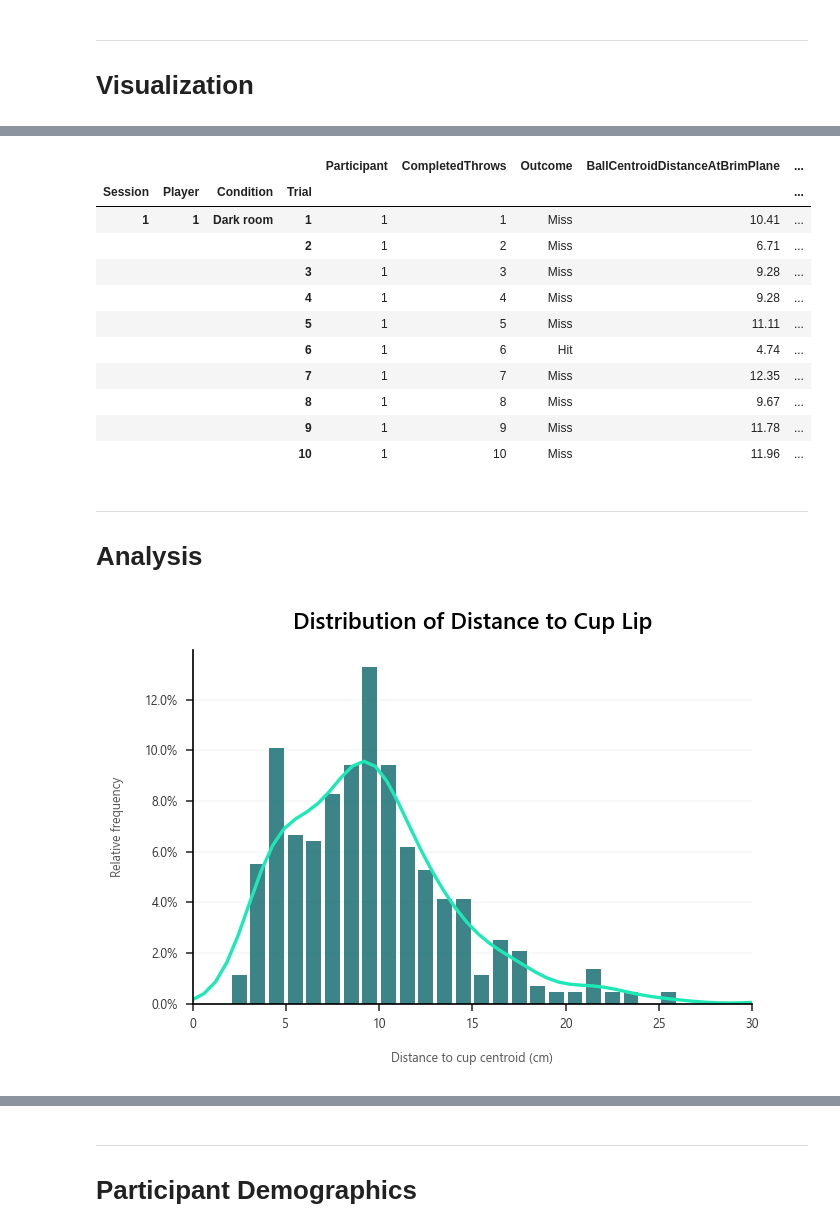
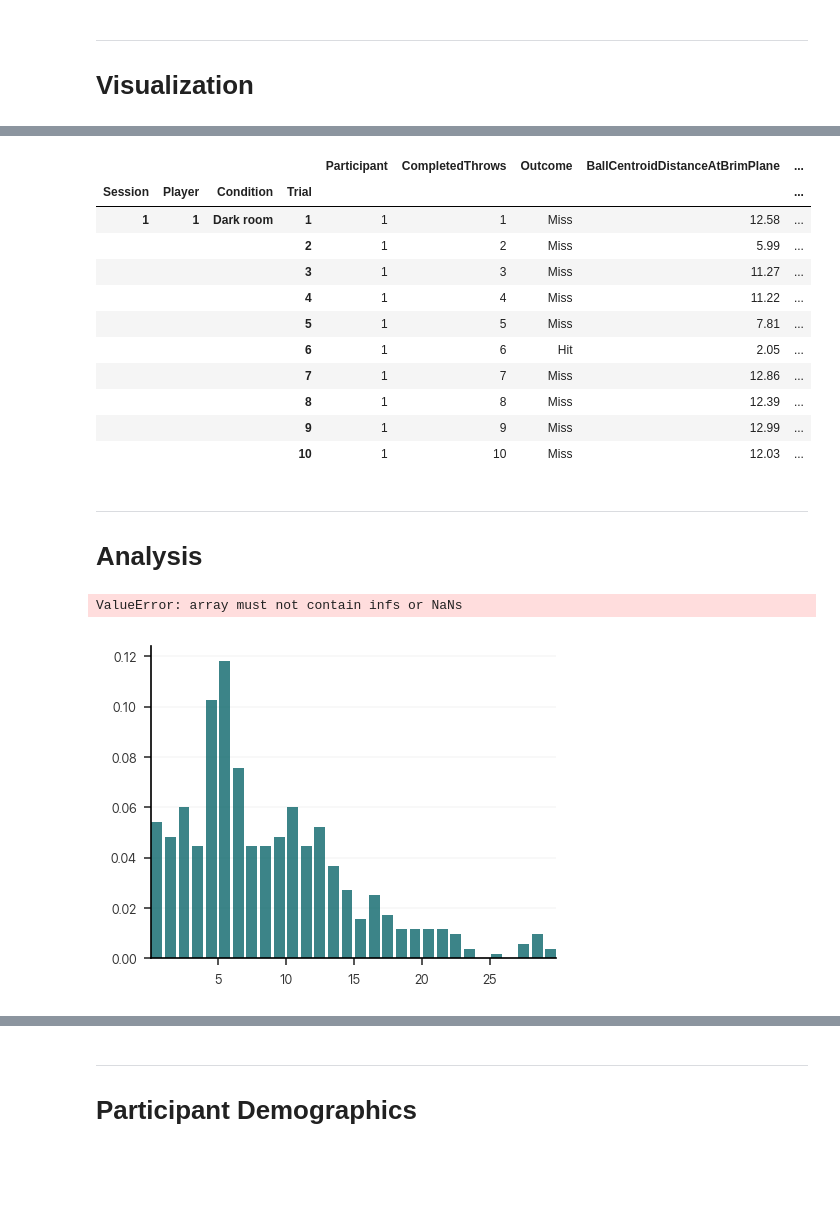
Before and after one commit to dlundgaard/BeerPongMastery, a Jupyter notebook: Analysis/analysis.ipynb, the cells around one changed output, grey strips where cells are left out. Cells and saved outputs as stored; diff of their text form; code cells hidden in the pictures; blank space fills up the shorter version.

```diff
--- a/Analysis/analysis.ipynb
+++ b/Analysis/analysis.ipynb
@@ -411,5 +412,5 @@ plot_round_target()
 # %%
-def summarize_data():
+def aggregate():
     sessions = []
     for session, session_data in dataset.items():
         session_summaries = []
@@ -421,8 +422,10 @@ def summarize_data():
 
                 ball_data = trial_data["Ball"]
                 ball_data["Distance"] = np.sqrt((ball_data[["X", "Y", "Z"]] ** 2).sum(axis = 1))
-                ball_data["Lateral"] = ball_data[ball_data["Z"] >= 0]["Y"] # in the coordinate system of the recording, the Y-axis is lateral
-                ball_data["Longitude"] = ball_data[ball_data["Z"] >= 0]["X"]
+                ball_data["DistanceHorizontal"] = np.sqrt((ball_data[["X", "Y"]] ** 2).sum(axis = 1))
+                ball_above_brim_plane = ball_data[ball_data["Z"] >= 0]
+                ball_data["Lateral"] = ball_above_brim_plane["Y"] # in the coordinate system of the recording, the Y-axis is lateral
+                ball_data["Longitude"] = ball_above_brim_plane["X"]
 
                 session_summaries.append({
                     "Session": session,
@@ -431,11 +434,10 @@ def summarize_data():
                     "Trial": trial,
                     "CompletedThrows": trial if condition == "Darkness" else trial + 10,
                     "Outcome": "Hit" if trial_data.outcome else "Miss",
-                    "BallCentroidDistanceAtBrimPlane": ball_data[ball_data["Z"] >= BRIM_OFFSET]["Distance"].min(), # minimum distance from cup centroid in cm
-                    "BallCentroidDistanceMin": ball_data["Distance"].min(), # minimum distance from cup centroid in cm
-                    "DistanceMiss": max(0, ball_data["Distance"].min() - HIT_RADIUS), # minimum distance from cup in cm
-                    "LateralMiss": max(0, abs(ball_data["Lateral"].min()) - HIT_RADIUS), # lateral distance to cup in cm
-                    "LongitudeMiss": max(0, abs(ball_data["Longitude"].min()) - HIT_RADIUS), # longitudinal distance to cup in cm
+                    "BallCentroidDistanceAtBrimPlane": ball_above_brim_plane["DistanceHorizontal"].min(), # minimum distance from cup centroid in cm
+                    "DistanceMiss": max(0, ball_above_brim_plane["DistanceHorizontal"].min() - HIT_RADIUS), # minimum distance from cup in cm
+                    "LateralMiss": max(0, abs(ball_above_brim_plane["DistanceHorizontal"].min()) - HIT_RADIUS), # lateral distance to cup in cm
+                    "LongitudeMiss": max(0, abs(ball_above_brim_plane["Longitude"].min()) - HIT_RADIUS), # longitudinal distance to cup in cm
                     "BallSpeedMax": trial_data["Ball"]["Speed"].max(), # ball max speed in m/s
                     "BallAltitudeMax": trial_data["Ball"]["Z"].max(), # ball max altitude in cm
                     "WristSpeedMax": trial_data["Wrist"]["Speed"].max(), # wrist max speed in m/s
@@ -448,22 +450,22 @@ def summarize_data():
     results.insert(2, "Participant", results.groupby(["Session", "Player"]).ngroup() + 1)
     return results
 
-summary = summarize_data()
-summary.to_csv("summary.csv", index = False)
-summary.set_index(["Session", "Player", "Condition", "Trial"]).round(2).head(10)
+aggregated = aggregate()
+aggregated.to_csv("aggregated.csv", index = False)
+aggregated.set_index(["Session", "Player", "Condition", "Trial"]).round(2).head(10)
 # %% [output]
 |  |  |  |  | Participant | CompletedThrows | Outcome | BallCentroidDistanceAtBrimPlane | ... |
 | Session | Player | Condition | Trial |  |  |  |  | ... |
-| 1 | 1 | Dark room | 1 | 1 | 1 | Miss | 10.41 | ... |
-|  |  |  | 2 | 1 | 2 | Miss | 6.71 | ... |
-|  |  |  | 3 | 1 | 3 | Miss | 9.28 | ... |
-|  |  |  | 4 | 1 | 4 | Miss | 9.28 | ... |
-|  |  |  | 5 | 1 | 5 | Miss | 11.11 | ... |
-|  |  |  | 6 | 1 | 6 | Hit | 4.74 | ... |
-|  |  |  | 7 | 1 | 7 | Miss | 12.35 | ... |
-|  |  |  | 8 | 1 | 8 | Miss | 9.67 | ... |
-|  |  |  | 9 | 1 | 9 | Miss | 11.78 | ... |
-|  |  |  | 10 | 1 | 10 | Miss | 11.96 | ... |
+| 1 | 1 | Dark room | 1 | 1 | 1 | Miss | 12.58 | ... |
+|  |  |  | 2 | 1 | 2 | Miss | 5.99 | ... |
+|  |  |  | 3 | 1 | 3 | Miss | 11.27 | ... |
+|  |  |  | 4 | 1 | 4 | Miss | 11.22 | ... |
+|  |  |  | 5 | 1 | 5 | Miss | 7.81 | ... |
+|  |  |  | 6 | 1 | 6 | Hit | 2.05 | ... |
+|  |  |  | 7 | 1 | 7 | Miss | 12.86 | ... |
+|  |  |  | 8 | 1 | 8 | Miss | 12.39 | ... |
+|  |  |  | 9 | 1 | 9 | Miss | 12.99 | ... |
+|  |  |  | 10 | 1 | 10 | Miss | 12.03 | ... |
 # %% [markdown]
 ---
 
@@ -471,25 +473,26 @@ summary.set_index(["Session", "Player", "Condition", "Trial"]).round(2).head(10)
 # %%
 plt.figure()
 data_range = 30
 plt.hist(
-    summary["BallCentroidDistanceAtBrimPlane"],
+    aggregated["BallCentroidDistanceAtBrimPlane"],
     range = (0, data_range),
     bins = data_range,
     density=True,
     alpha = 0.8,
     rwidth=0.8
 )
 plt.plot(
     np.linspace(0, data_range),
-    stats.gaussian_kde(summary["BallCentroidDistanceAtBrimPlane"])(np.linspace(0, data_range))
+    stats.gaussian_kde(aggregated["BallCentroidDistanceAtBrimPlane"])(np.linspace(0, data_range))
 )
 plt.xlabel("Distance to cup centroid (cm)")
 plt.ylabel("Relative frequency")
 plt.title("Distribution of Distance to Cup Lip")
 plt.gca().yaxis.set_major_formatter(ticker.PercentFormatter(1))
 plt.tight_layout()
 # %% [output]
+ValueError: array must not contain infs or NaNs
-[figure, old version]
+[figure, new version]
 # %%
 OUTCOME = "BallCentroidDistanceAtBrimPlane"
 
```
Also changed, not shown: parts of 10 cells of this notebook, 15 other files.
